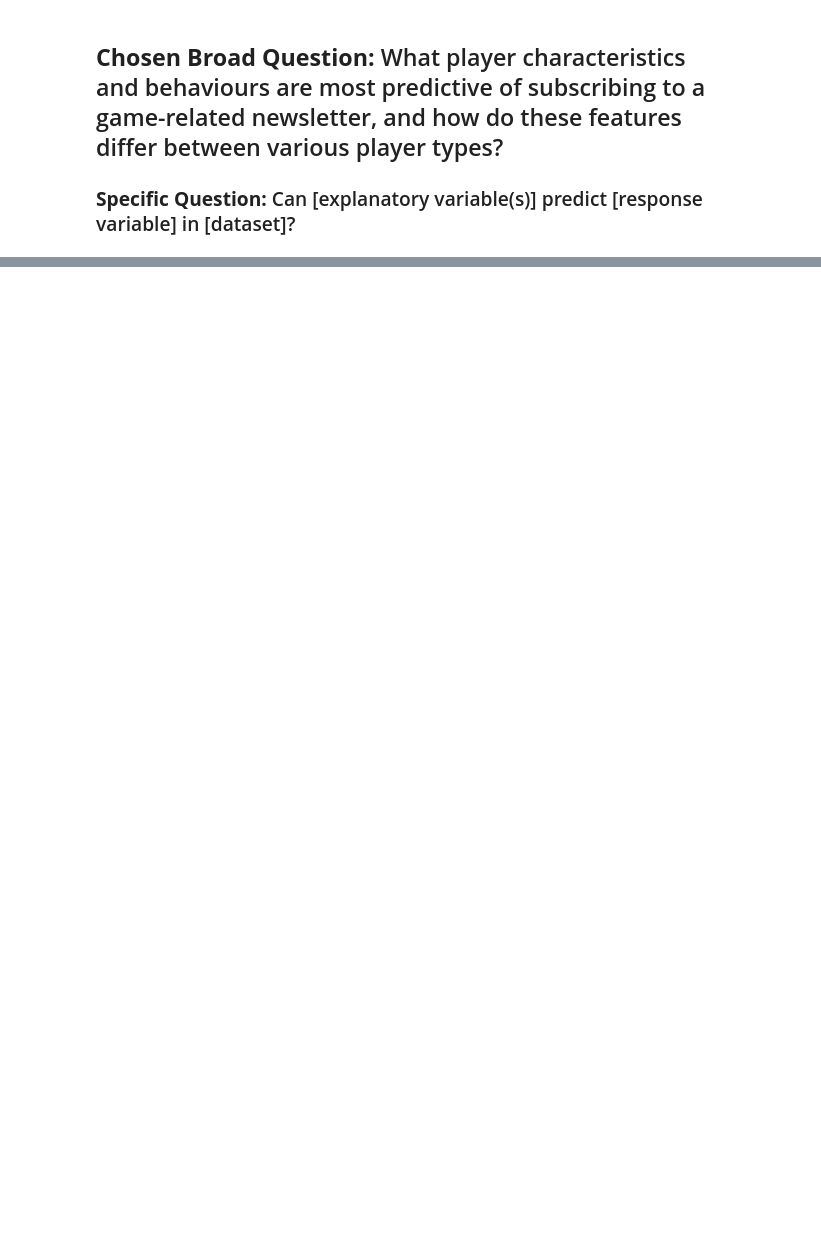
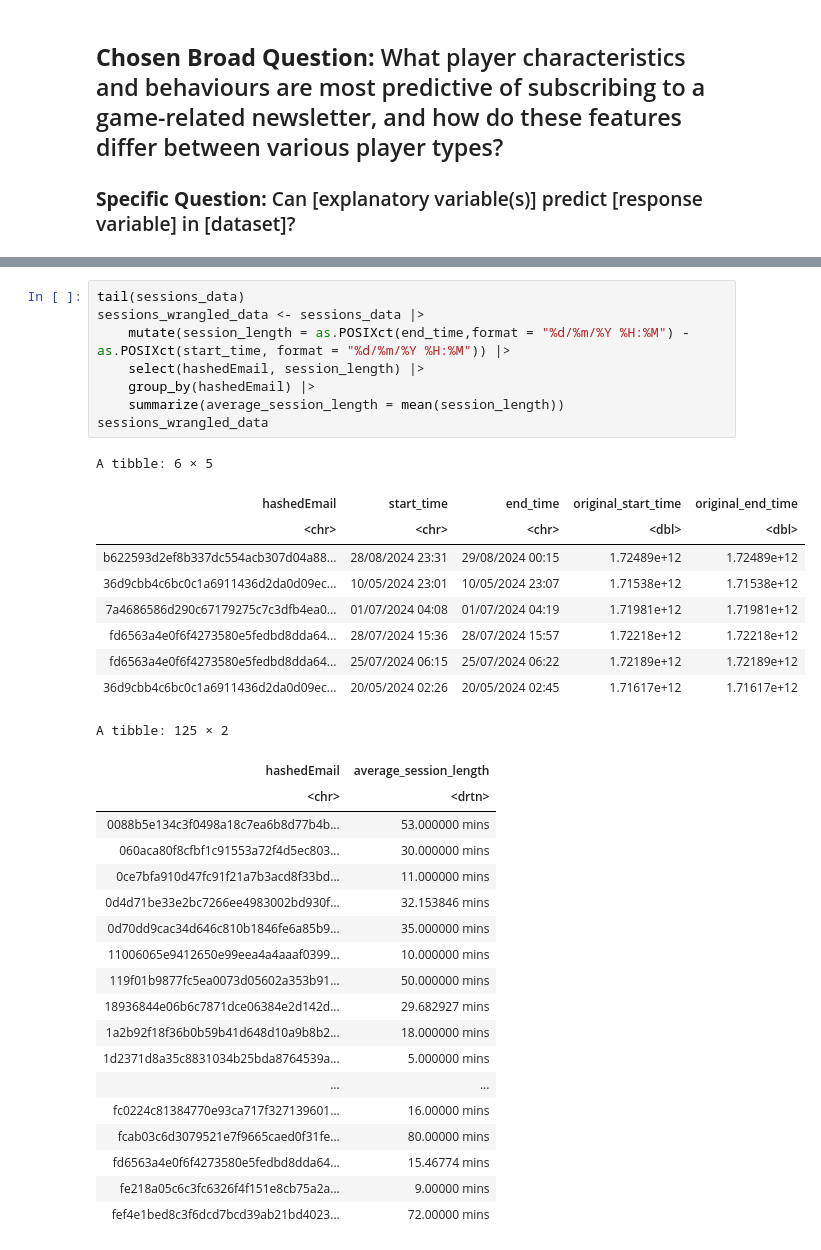
Before and after one commit to MohakB3/dsci100-project, a Jupyter notebook: project_proposal.ipynb, the cells around one changed output, grey strips where cells are left out. Drawn from its saved outputs; the diff is of its cells as text; blank space fills up the shorter version.

```diff
--- a/project_proposal.ipynb
+++ b/project_proposal.ipynb
@@ -75,2 +72,39 @@ Warning message:
 [figure]
 [figure]
+# %%
+tail(sessions_data)
+sessions_wrangled_data <- sessions_data |>
+    mutate(session_length = as.POSIXct(end_time,format = "%d/%m/%Y %H:%M") - as.POSIXct(start_time, format = "%d/%m/%Y %H:%M")) |>
+    select(hashedEmail, session_length) |>
+    group_by(hashedEmail) |>
+    summarize(average_session_length = mean(session_length))
+sessions_wrangled_data
+# %% [output]
+A tibble: 6 × 5
+| hashedEmail | start_time | end_time | original_start_time | original_end_time |
+| <chr> | <chr> | <chr> | <dbl> | <dbl> |
+| b622593d2ef8b337dc554acb307d04a88... | 28/08/2024 23:31 | 29/08/2024 00:15 | 1.72489e+12 | 1.72489e+12 |
+| 36d9cbb4c6bc0c1a6911436d2da0d09ec... | 10/05/2024 23:01 | 10/05/2024 23:07 | 1.71538e+12 | 1.71538e+12 |
+| 7a4686586d290c67179275c7c3dfb4ea0... | 01/07/2024 04:08 | 01/07/2024 04:19 | 1.71981e+12 | 1.71981e+12 |
+| fd6563a4e0f6f4273580e5fedbd8dda64... | 28/07/2024 15:36 | 28/07/2024 15:57 | 1.72218e+12 | 1.72218e+12 |
+| fd6563a4e0f6f4273580e5fedbd8dda64... | 25/07/2024 06:15 | 25/07/2024 06:22 | 1.72189e+12 | 1.72189e+12 |
+| 36d9cbb4c6bc0c1a6911436d2da0d09ec... | 20/05/2024 02:26 | 20/05/2024 02:45 | 1.71617e+12 | 1.71617e+12 |
+A tibble: 125 × 2
+| hashedEmail | average_session_length |
+| <chr> | <drtn> |
+| 0088b5e134c3f0498a18c7ea6b8d77b4b... | 53.000000 mins |
+| 060aca80f8cfbf1c91553a72f4d5ec803... | 30.000000 mins |
+| 0ce7bfa910d47fc91f21a7b3acd8f33bd... | 11.000000 mins |
+| 0d4d71be33e2bc7266ee4983002bd930f... | 32.153846 mins |
+| 0d70dd9cac34d646c810b1846fe6a85b9... | 35.000000 mins |
+| 11006065e9412650e99eea4a4aaaf0399... | 10.000000 mins |
+| 119f01b9877fc5ea0073d05602a353b91... | 50.000000 mins |
+| 18936844e06b6c7871dce06384e2d142d... | 29.682927 mins |
+| 1a2b92f18f36b0b59b41d648d10a9b8b2... | 18.000000 mins |
+| 1d2371d8a35c8831034b25bda8764539a... | 5.000000 mins |
+| ... | ... |
+| fc0224c81384770e93ca717f327139601... | 16.00000 mins |
+| fcab03c6d3079521e7f9665caed0f31fe... | 80.00000 mins |
+| fd6563a4e0f6f4273580e5fedbd8dda64... | 15.46774 mins |
+| fe218a05c6c3fc6326f4f151e8cb75a2a... | 9.00000 mins |
+| fef4e1bed8c3f6dcd7bcd39ab21bd4023... | 72.00000 mins |
```
Also changed, not shown: parts of 3 cells of this notebook.
